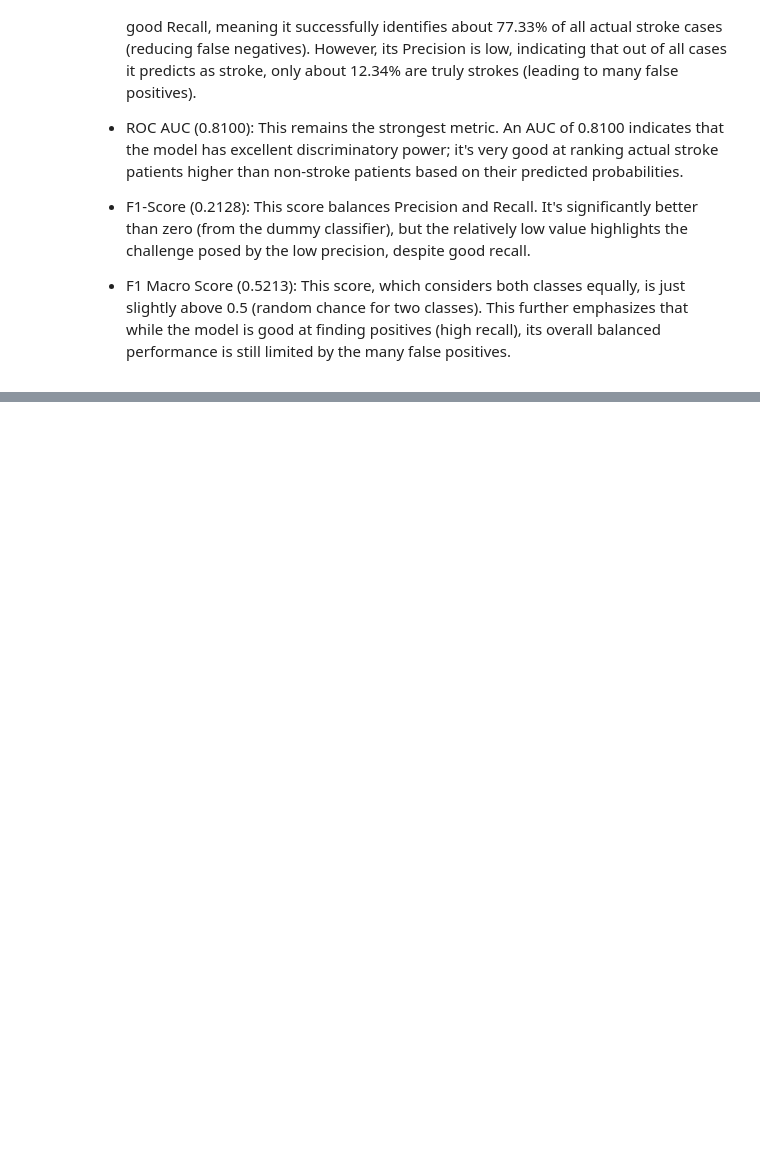
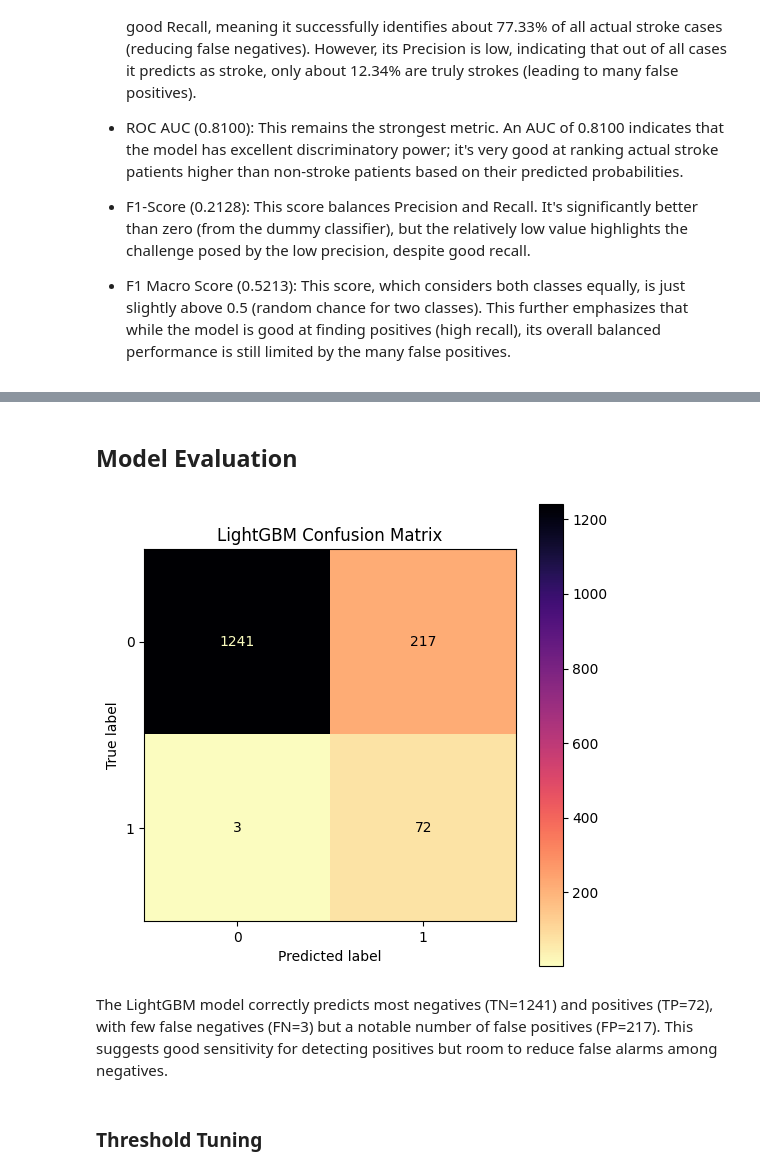
Before and after one commit to Duccard/stroke_risk_prediction, a Jupyter notebook: StrokeRiskPredictionModel.ipynb, the cells around one changed output, grey strips where cells are left out. Drawn from its saved outputs; the diff is of its cells as text; code cells hidden in the pictures; blank space fills up the shorter version.

```diff
--- a/StrokeRiskPredictionModel.ipynb
+++ b/StrokeRiskPredictionModel.ipynb
@@ -1739,0 +2788,24 @@ F1 Macro Score: 0.5213
+# %% [markdown]
+## Model Evaluation
+# %%
+from sklearn.metrics import confusion_matrix, ConfusionMatrixDisplay
+import matplotlib.pyplot as plt
+
+# Predict
+y_pred = random_search.best_estimator_.predict(X_test)
+
+# Confusion matrix
+cm = confusion_matrix(y_test, y_pred)
+
+# Plot
+disp = ConfusionMatrixDisplay(confusion_matrix=cm)
+fig, ax = plt.subplots(figsize=(6, 6))
+disp.plot(cmap="magma_r", ax=ax, values_format="d")
+plt.title("LightGBM Confusion Matrix")
+plt.show()
+# %% [output]
+[figure, added]
+# %% [markdown]
+The LightGBM model correctly predicts most negatives (TN=1241) and positives (TP=72), with few false negatives (FN=3) but a notable number of false positives (FP=217). This suggests good sensitivity for detecting positives but room to reduce false alarms among negatives.
+# %% [markdown]
+### Threshold Tuning
```
Also changed, not shown: parts of 64 cells of this notebook.
